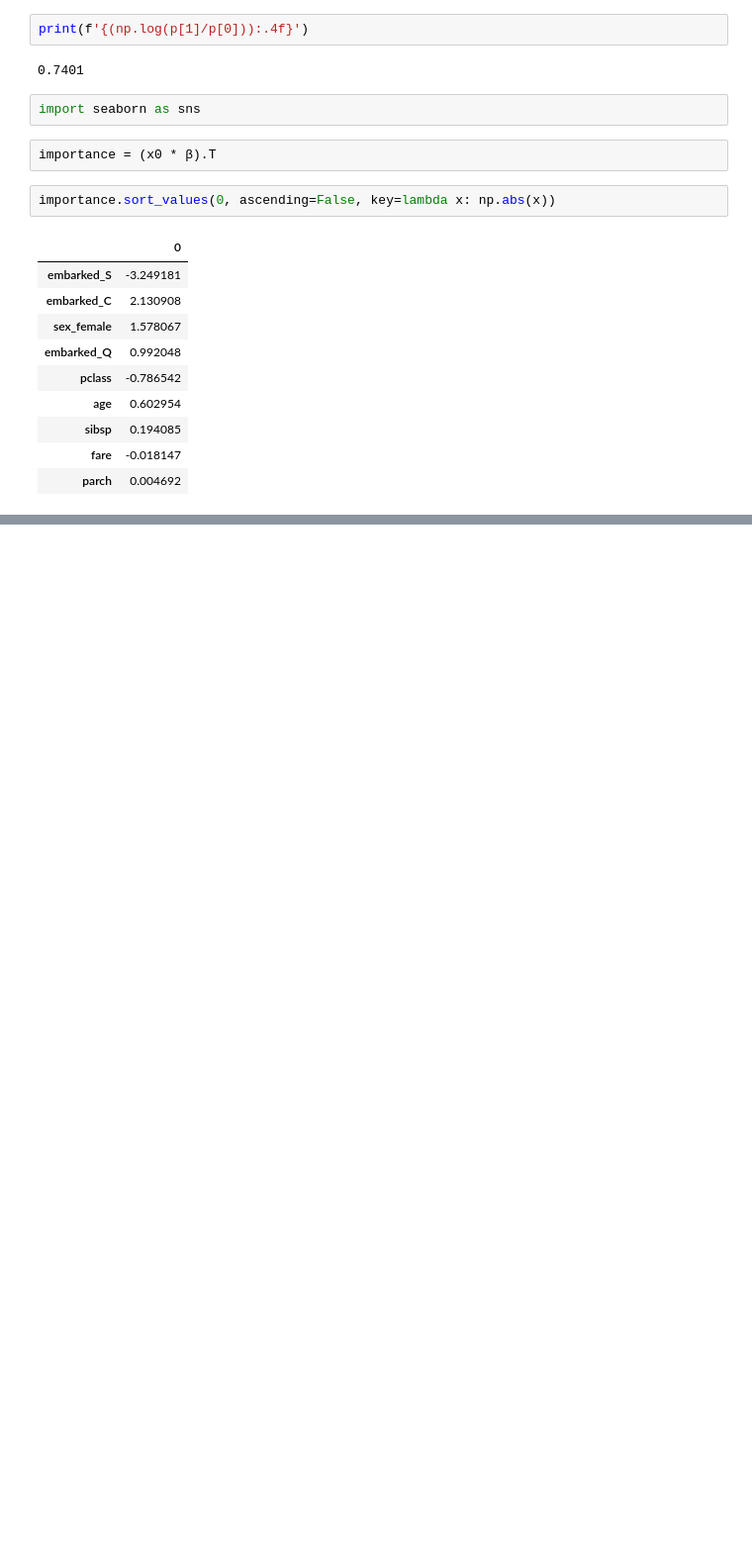
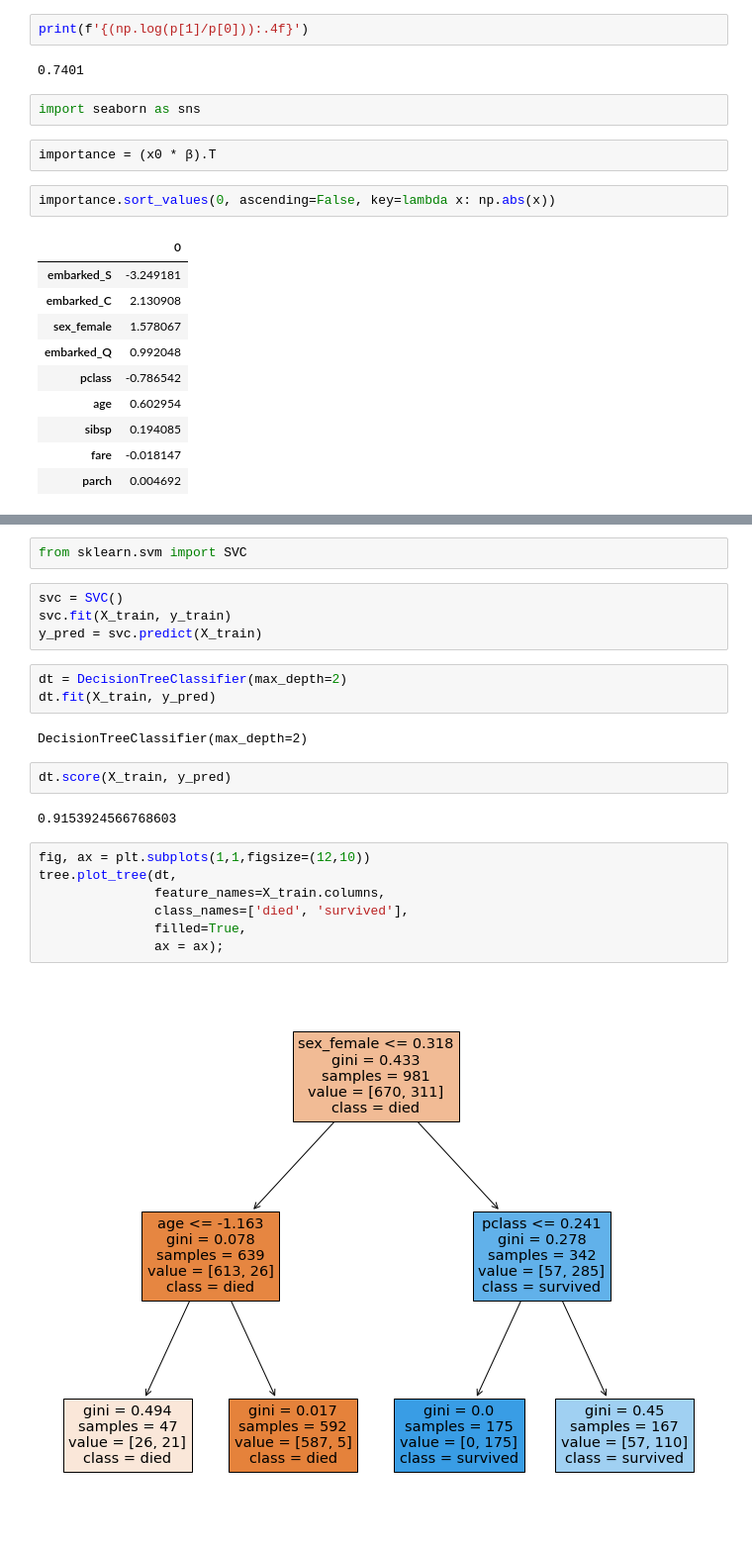
Before and after one commit to cliburn/bios-823-2020, a Jupyter notebook: notebooks/B09_Interpretable_ML.ipynb, the cells around one changed output, grey strips where cells are left out. Shown at 99% size. Drawn from its saved outputs; the diff is of its cells as text; blank space fills up the shorter version.

```diff
--- a/notebooks/B09_Interpretable_ML.ipynb
+++ b/notebooks/B09_Interpretable_ML.ipynb
@@ -189,0 +180,24 @@ importance.sort_values(0, ascending=False, key=lambda x: np.abs(x))
+# %%
+from sklearn.svm import SVC
+# %%
+svc = SVC()
+svc.fit(X_train, y_train)
+y_pred = svc.predict(X_train)
+# %%
+dt = DecisionTreeClassifier(max_depth=2)
+dt.fit(X_train, y_pred)
+# %% [output]
+DecisionTreeClassifier(max_depth=2)
+# %%
+dt.score(X_train, y_pred)
+# %% [output]
+0.9153924566768603
+# %%
+fig, ax = plt.subplots(1,1,figsize=(12,10))
+tree.plot_tree(dt,
+               feature_names=X_train.columns,
+               class_names=['died', 'survived'],
+               filled=True,
+               ax = ax);
+# %% [output]
+[figure, added]
```
Also changed, not shown: parts of 21 cells of this notebook.
